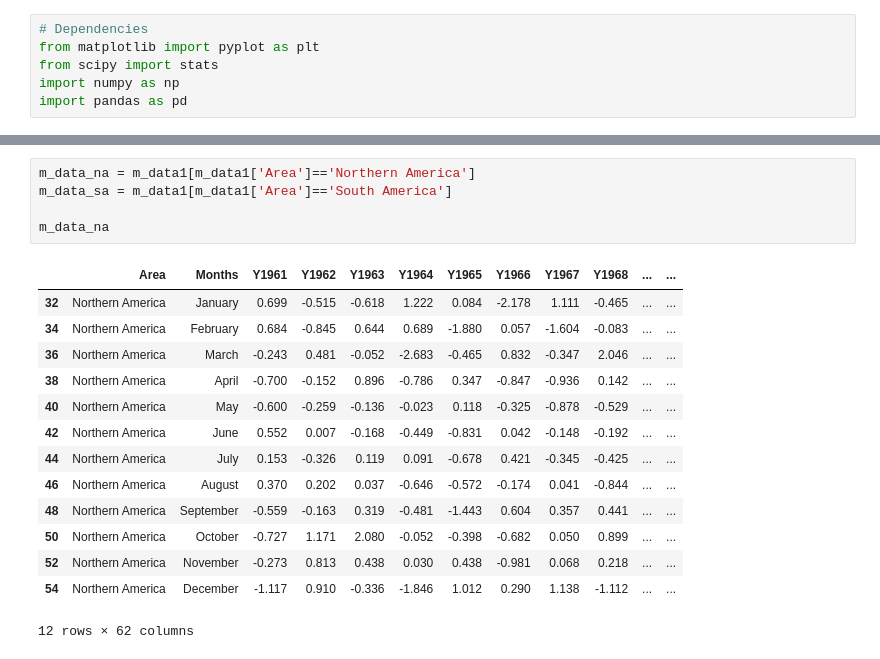
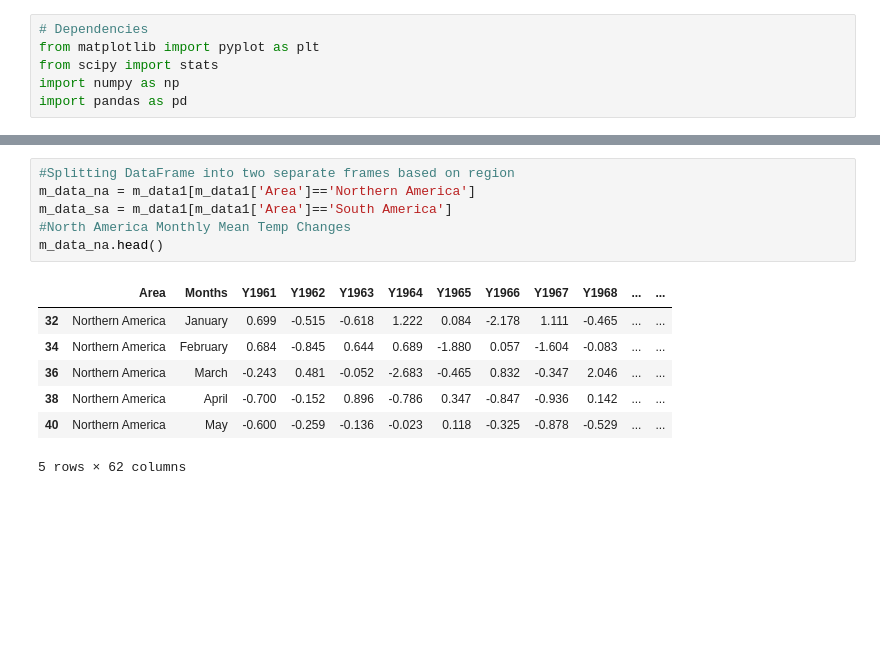
Before and after one commit to Tmoht1015/2Group-Project-All-Stars, a Jupyter notebook: NSAmericaTemps.ipynb, the cells around one changed output, grey strips where cells are left out. Cells and saved outputs as stored; diff of their text form; blank space fills up the shorter version.

```diff
--- a/NSAmericaTemps.ipynb
+++ b/NSAmericaTemps.ipynb
@@ -41,20 +43,14 @@ m_data1
 # %%
+#Splitting DataFrame into two separate frames based on region
 m_data_na = m_data1[m_data1['Area']=='Northern America']
 m_data_sa = m_data1[m_data1['Area']=='South America']
-
-m_data_na
+#North America Monthly Mean Temp Changes
+m_data_na.head()
 # %% [output]
 |  | Area | Months | Y1961 | Y1962 | Y1963 | Y1964 | Y1965 | Y1966 | Y1967 | Y1968 | ... | ... |
 | 32 | Northern America | January | 0.699 | -0.515 | -0.618 | 1.222 | 0.084 | -2.178 | 1.111 | -0.465 | ... | ... |
 | 34 | Northern America | February | 0.684 | -0.845 | 0.644 | 0.689 | -1.880 | 0.057 | -1.604 | -0.083 | ... | ... |
 | 36 | Northern America | March | -0.243 | 0.481 | -0.052 | -2.683 | -0.465 | 0.832 | -0.347 | 2.046 | ... | ... |
 | 38 | Northern America | April | -0.700 | -0.152 | 0.896 | -0.786 | 0.347 | -0.847 | -0.936 | 0.142 | ... | ... |
 | 40 | Northern America | May | -0.600 | -0.259 | -0.136 | -0.023 | 0.118 | -0.325 | -0.878 | -0.529 | ... | ... |
-| 42 | Northern America | June | 0.552 | 0.007 | -0.168 | -0.449 | -0.831 | 0.042 | -0.148 | -0.192 | ... | ... |
-| 44 | Northern America | July | 0.153 | -0.326 | 0.119 | 0.091 | -0.678 | 0.421 | -0.345 | -0.425 | ... | ... |
-| 46 | Northern America | August | 0.370 | 0.202 | 0.037 | -0.646 | -0.572 | -0.174 | 0.041 | -0.844 | ... | ... |
-| 48 | Northern America | September | -0.559 | -0.163 | 0.319 | -0.481 | -1.443 | 0.604 | 0.357 | 0.441 | ... | ... |
-| 50 | Northern America | October | -0.727 | 1.171 | 2.080 | -0.052 | -0.398 | -0.682 | 0.050 | 0.899 | ... | ... |
-| 52 | Northern America | November | -0.273 | 0.813 | 0.438 | 0.030 | 0.438 | -0.981 | 0.068 | 0.218 | ... | ... |
-| 54 | Northern America | December | -1.117 | 0.910 | -0.336 | -1.846 | 1.012 | 0.290 | 1.138 | -1.112 | ... | ... |
-12 rows × 62 columns
+5 rows × 62 columns
```
Also changed, not shown: parts of 5 cells of this notebook.
